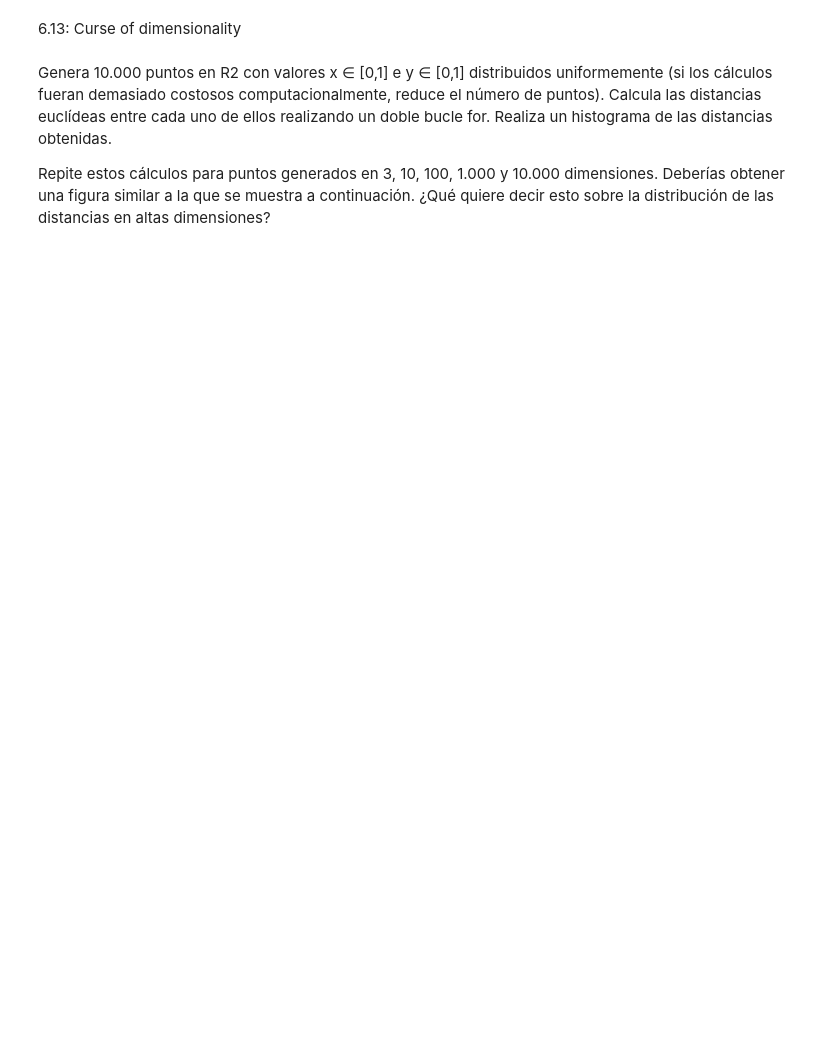
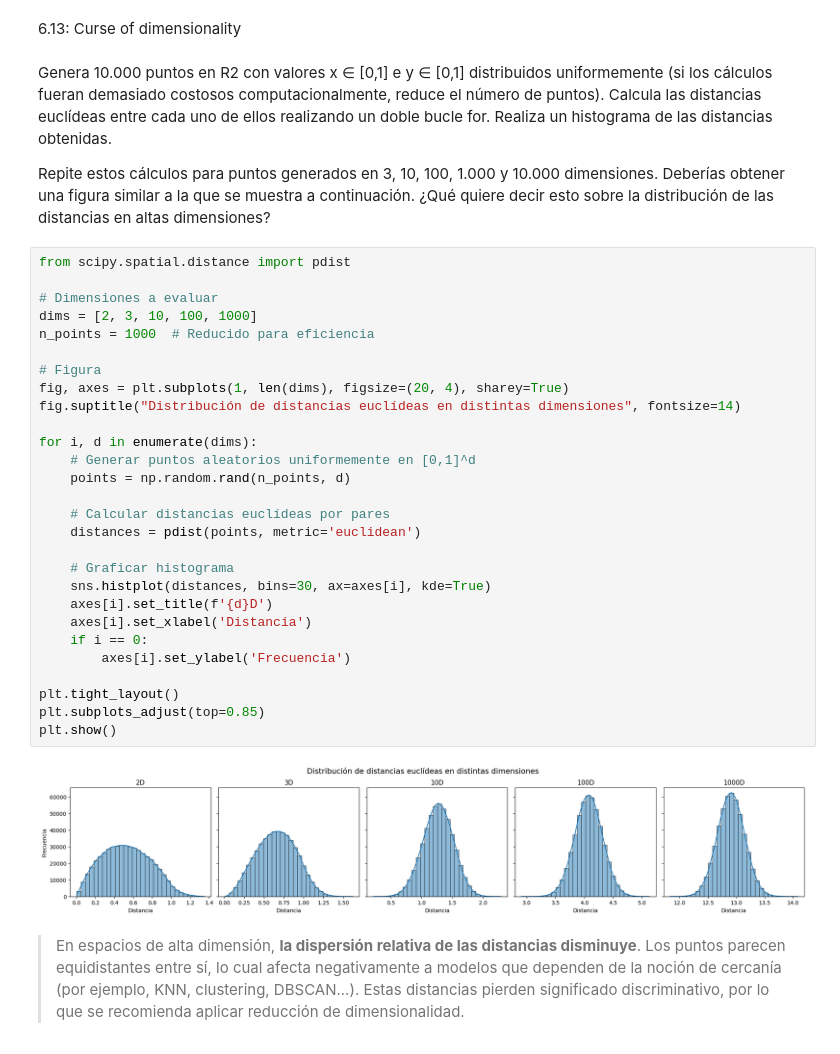
Before and after one commit to miguel-mxrxrx04/PyE2, a Jupyter notebook: impares.ipynb, the cells around one changed output. Saved outputs shown, nothing was run; the diff lists cells and outputs as text; blank space fills up the shorter version.

```diff
--- a/impares.ipynb
+++ b/impares.ipynb
@@ -305,3 +364,35 @@ Genera 10.000 puntos en R2 con valores x ∈ [0,1] e y ∈ [0,1] distribuidos un
   Repite estos cálculos para puntos generados en 3, 10, 100, 1.000 y 10.000 dimensiones.
  Deberías obtener una figura similar a la que se muestra a continuación. ¿Qué quiere decir esto
  sobre la distribución de las distancias en altas dimensiones?
+# %%
+from scipy.spatial.distance import pdist
+
+# Dimensiones a evaluar
+dims = [2, 3, 10, 100, 1000]
+n_points = 1000  # Reducido para eficiencia
+
+# Figura
+fig, axes = plt.subplots(1, len(dims), figsize=(20, 4), sharey=True)
+fig.suptitle("Distribución de distancias euclídeas en distintas dimensiones", fontsize=14)
+
+for i, d in enumerate(dims):
+    # Generar puntos aleatorios uniformemente en [0,1]^d
+    points = np.random.rand(n_points, d)
+
+    # Calcular distancias euclídeas por pares
+    distances = pdist(points, metric='euclidean')
+
+    # Graficar histograma
+    sns.histplot(distances, bins=30, ax=axes[i], kde=True)
+    axes[i].set_title(f'{d}D')
+    axes[i].set_xlabel('Distancia')
+    if i == 0:
+        axes[i].set_ylabel('Frecuencia')
+
+plt.tight_layout()
+plt.subplots_adjust(top=0.85)
+plt.show()
+# %% [output]
+[figure, added]
+# %% [markdown]
+> En espacios de alta dimensión, **la dispersión relativa de las distancias disminuye**. Los puntos parecen equidistantes entre sí, lo cual afecta negativamente a modelos que dependen de la noción de cercanía (por ejemplo, KNN, clustering, DBSCAN...). Estas distancias pierden significado discriminativo, por lo que se recomienda aplicar reducción de dimensionalidad.
```
Also changed, not shown: parts of 7 cells of this notebook.
